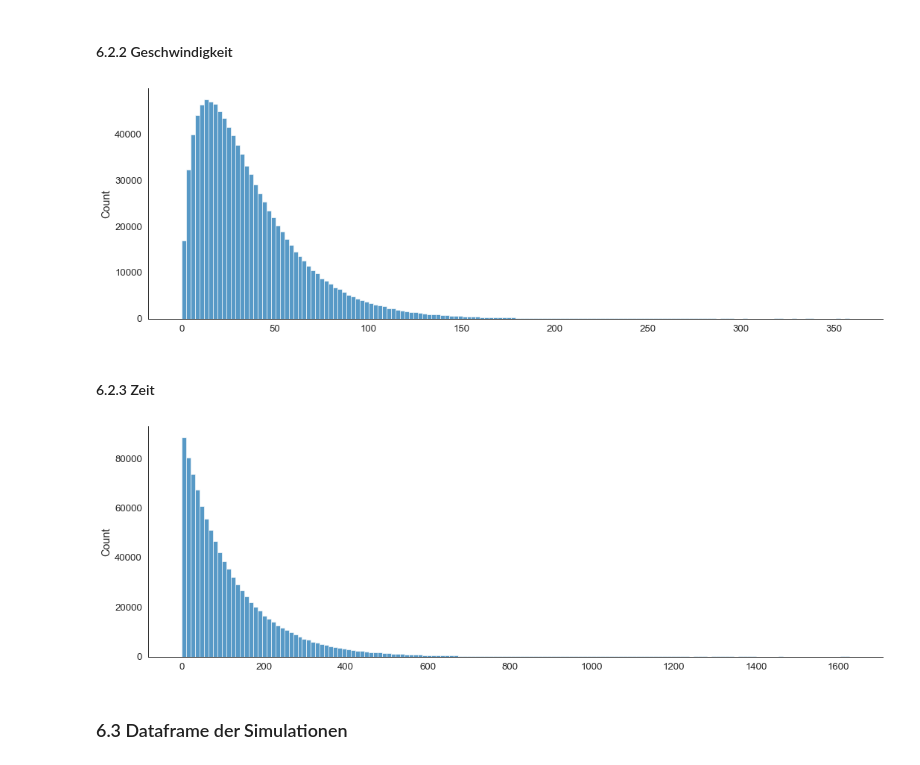
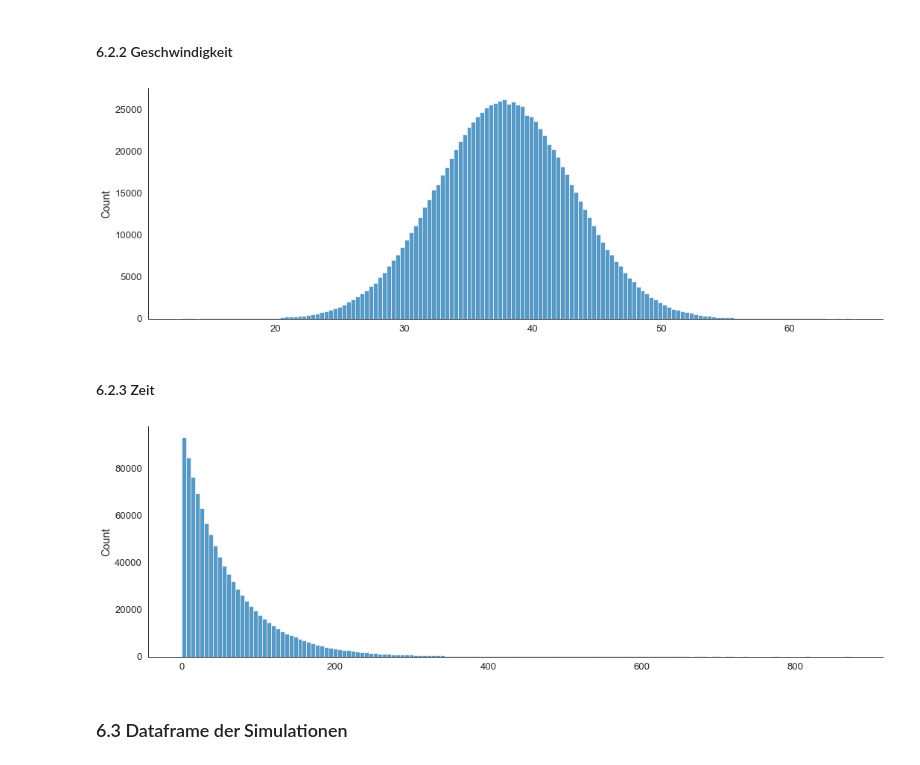
Before and after one commit to 7ben18/FHNW_Steinschlagrisiko, a Jupyter notebook: FHNW_Steinschlagrisiko.ipynb, the cells around one changed output. Cells and saved outputs as stored; diff of their text form; code cells hidden in the pictures.

```diff
--- a/FHNW_Steinschlagrisiko.ipynb
+++ b/FHNW_Steinschlagrisiko.ipynb
@@ -605,28 +585,32 @@ plotDistr(df_sim_mass_zone2, sim_mass_zone2)
 #### 6.2.2 Geschwindigkeit
 # %%
 # {'powerlaw': {'a': 1.6225211698026003, 'loc': 24.037051269746893, 'scale': 22.46294873394062}}
-shape, scale = 1.6225211698026003, 22.46294873394062
-sim_speed_zone2 = np.random.gamma(shape, scale, sim_size)
+
+# Normalverteilung:
+# (37.790625, 5.31080027956004)
+
+shape, scale = 37.790625, 5.31080027956004
+sim_speed_zone2 = np.random.normal(shape, scale, sim_size)
 
 df_sim_speed_zone2 = pd.DataFrame(sim_speed_zone2)
 
 plotDistr(df_sim_speed_zone2, sim_speed_zone2)
 # %% [output]
-[figure, old version]
+[figure, new version]
 # %% [markdown]
 #### 6.2.3 Zeit
 # %%
 # {'exponpow': {'b': 0.6971027826831848, 'loc': 6.999999999999999, 'scale': 117.24076793057438}}
 # expon: (7.0, 59.322580645161295)
 
-shape, scale = 0.6971027826831848, 117.24076793057438
+shape, scale = 7.0, 59.322580645161295
 sim_time_zone2 = np.random.exponential(scale, sim_size)
 
 df_sim_time_zone2 = pd.DataFrame(sim_time_zone2)
 
 plotDistr(df_sim_time_zone2, sim_time_zone2)
 # %% [output]
-[figure, old version]
+[figure, new version]
 # %% [markdown]
 ### 6.3 Dataframe der Simulationen
 # %% [markdown]
```
Also changed, not shown: parts of 27 cells of this notebook.
